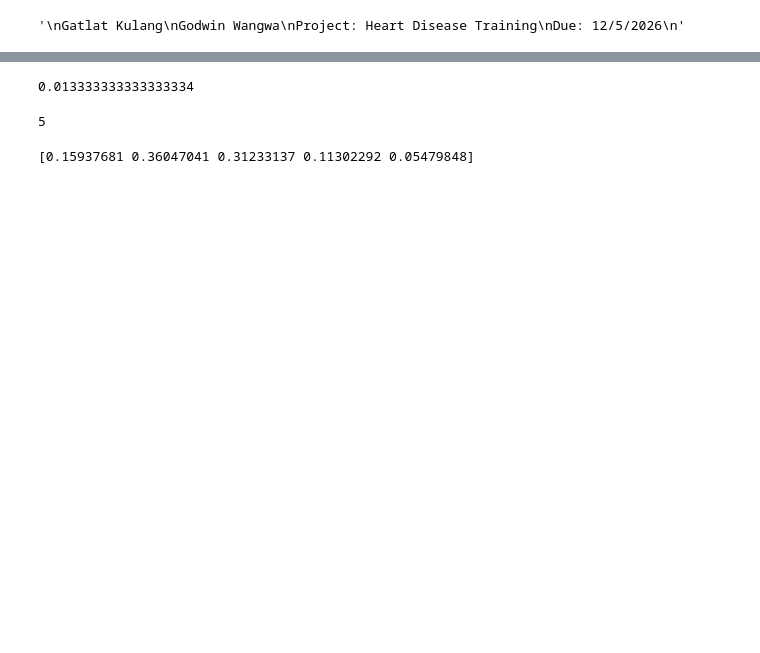
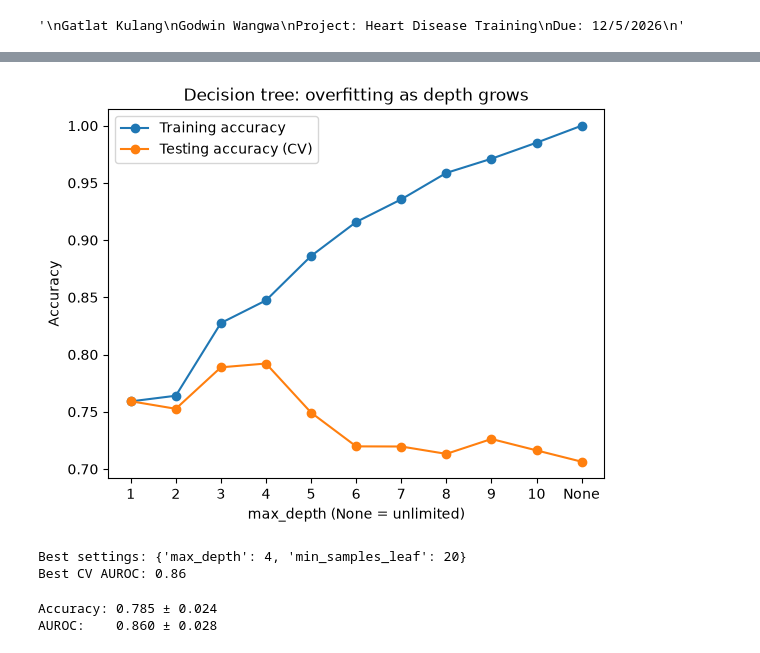
Before and after one commit to Gatlat97/Cardio-Scope, a Jupyter notebook: notebooks/Heart_disease_training.ipynb, the cells around one changed output, grey strips where cells are left out. Cells and saved outputs as stored; diff of their text form; code cells hidden in the pictures; blank space fills up the shorter version.

Commit message:
Add decision tree (CV tuning, ROC/AUROC, feature importance) and cleaning notebook; ignore checkpoints

```diff
--- a/notebooks/Heart_disease_training.ipynb
+++ b/notebooks/Heart_disease_training.ipynb
@@ -75,12 +10,62 @@ array([57, 56, 52, 40, 57, 71, 50, 67, 62, 51, 59, 59, 55, 50, 62, 69, 62,
-# %%
-metrics.accuracy_score(y_test,preds)
-# %% [output]
-0.013333333333333334
-# %%
-print(myTree.n_features_in_)
-# %% [output]
-5
-# %%
-print(myTree.feature_importances_)
-# %% [output]
-[0.15937681 0.36047041 0.31233137 0.11302292 0.05479848]
+# %%
+#import and load data for the decision tree
+import pandas as pd
+import numpy as np
+import matplotlib.pyplot as plt
+from sklearn.tree import DecisionTreeClassifier,plot_tree
+from sklearn.model_selection import StratifiedKFold, cross_validate, GridSearchCV, cross_val_predict
+from sklearn.metrics import roc_curve, roc_auc_score
+
+df=pd.read_csv("../data/heart_disease_clean.csv")
+X=df.drop(columns=["target"])
+y=df["target"] #1 =heart disease and 0=no heart disease
+# %%
+#define how to split the data
+cv = StratifiedKFold(n_splits=5, shuffle=True, random_state=0)
+# %%
+#overfiiting check
+depths = list(range(1, 11)) + [None]
+train_acc, test_acc = [], []
+
+for d in depths:
+    tree = DecisionTreeClassifier(criterion="entropy", max_depth=d, random_state=0)
+    scores = cross_validate(tree, X, y, cv=cv, scoring="accuracy", return_train_score=True)
+    train_acc.append(scores["train_score"].mean())
+    test_acc.append(scores["test_score"].mean())
+
+labels = [str(d) for d in depths]
+plt.plot(labels, train_acc, marker="o", label="Training accuracy")
+plt.plot(labels, test_acc, marker="o", label="Testing accuracy (CV)")
+plt.xlabel("max_depth (None = unlimited)")
+plt.ylabel("Accuracy")
+plt.title("Decision tree: overfitting as depth grows")
+plt.legend()
+plt.show()
+# %% [output]
+[figure, added]
+# %%
+#tuning
+param_grid={
+    "max_depth":[2,3,4,5,6,8,None],
+    "min_samples_leaf" :[1,5,10,20],
+}
+grid = GridSearchCV(
+    DecisionTreeClassifier(criterion="entropy", random_state=0),
+    param_grid, cv=cv, scoring="roc_auc"
+)
+grid.fit(X, y)
+
+print("Best settings:", grid.best_params_)
+print("Best CV AUROC:", round(grid.best_score_, 3))
+best_tree = grid.best_estimator_
+# %% [output]
+Best settings: {'max_depth': 4, 'min_samples_leaf': 20}
+Best CV AUROC: 0.86
+# %%
+#final cross vaidated scores
+final = cross_validate(best_tree, X, y, cv=cv, scoring=["accuracy", "roc_auc"])
+print(f"Accuracy: {final['test_accuracy'].mean():.3f} ± {final['test_accuracy'].std():.3f}")
+print(f"AUROC:    {final['test_roc_auc'].mean():.3f} ± {final['test_roc_auc'].std():.3f}")
+# %% [output]
+Accuracy: 0.785 ± 0.024
+AUROC:    0.860 ± 0.028
```
Also changed, not shown: parts of 17 cells of this notebook, 2 other files.
